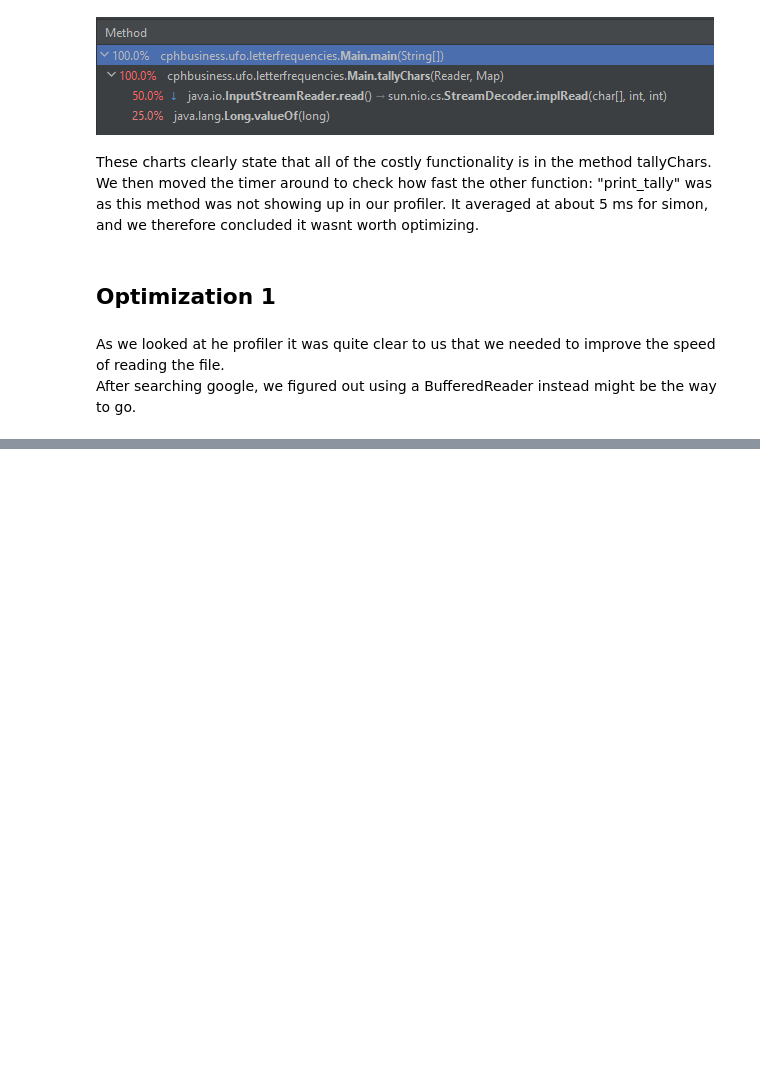
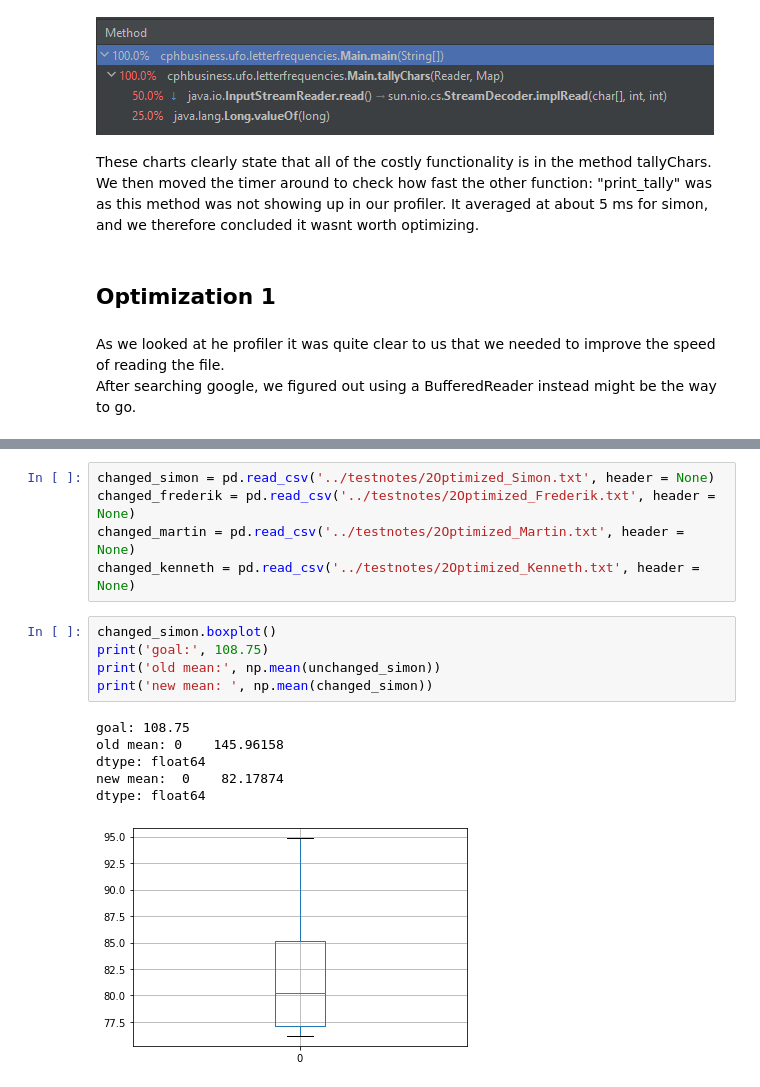
Before and after one commit to SimonBojesen/UFO_Optimization_Assignment3, a Jupyter notebook: python/Plotting_Tests.ipynb, the cells around one changed output, grey strips where cells are left out. Saved outputs shown, nothing was run; the diff lists cells and outputs as text; blank space fills up the shorter version.

```diff
--- a/python/Plotting_Tests.ipynb
+++ b/python/Plotting_Tests.ipynb
@@ -74,0 +97,17 @@ After searching google, we figured out using a BufferedReader instead might be t
+# %%
+changed_simon = pd.read_csv('../testnotes/2Optimized_Simon.txt', header = None)
+changed_frederik = pd.read_csv('../testnotes/2Optimized_Frederik.txt', header = None)
+changed_martin = pd.read_csv('../testnotes/2Optimized_Martin.txt', header = None)
+changed_kenneth = pd.read_csv('../testnotes/2Optimized_Kenneth.txt', header = None)
+# %%
+changed_simon.boxplot()
+print('goal:', 108.75)
+print('old mean:', np.mean(unchanged_simon))
+print('new mean: ', np.mean(changed_simon))
+# %% [output]
+goal: 108.75
+old mean: 0    145.96158
+dtype: float64
+new mean:  0    82.17874
+dtype: float64
+[figure, added]
```
Also changed, not shown: parts of 12 cells of this notebook, 5 other files.
